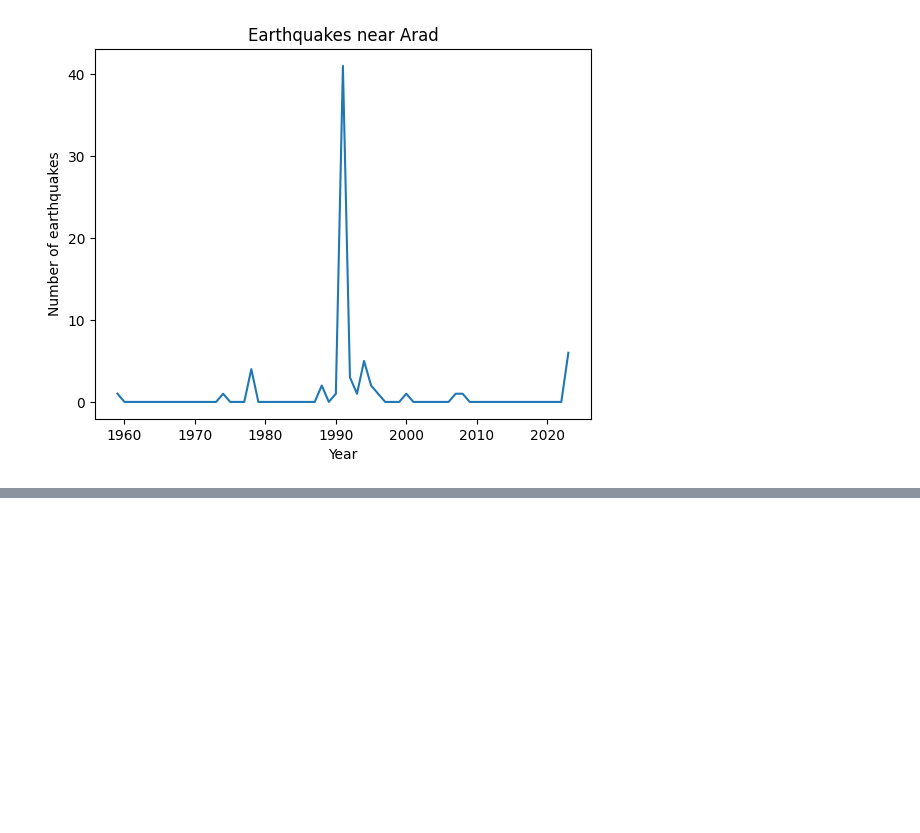
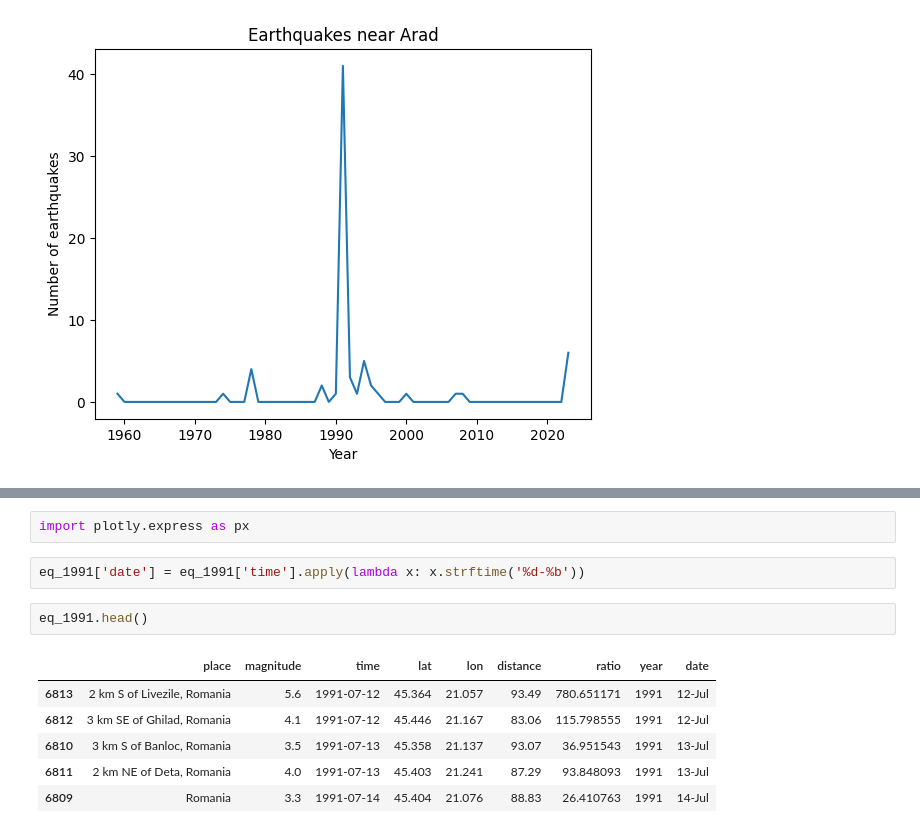
Before and after one commit to mairovitzmario/earthquake, a Jupyter notebook: project.ipynb, the cells around one changed output, grey strips where cells are left out. Saved outputs shown, nothing was run; the diff lists cells and outputs as text; blank space fills up the shorter version.

```diff
--- a/project.ipynb
+++ b/project.ipynb
@@ -253,0 +281,13 @@ df_close[df_close['year']==1991].sort_values('time')
+# %%
+import plotly.express as px
+# %%
+eq_1991['date'] = eq_1991['time'].apply(lambda x: x.strftime('%d-%b'))
+# %%
+eq_1991.head()
+# %% [output]
+|  | place | magnitude | time | lat | lon | distance | ratio | year | date |
+| 6813 | 2 km S of Livezile, Romania | 5.6 | 1991-07-12 | 45.364 | 21.057 | 93.49 | 780.651171 | 1991 | 12-Jul |
+| 6812 | 3 km SE of Ghilad, Romania | 4.1 | 1991-07-12 | 45.446 | 21.167 | 83.06 | 115.798555 | 1991 | 12-Jul |
+| 6810 | 3 km S of Banloc, Romania | 3.5 | 1991-07-13 | 45.358 | 21.137 | 93.07 | 36.951543 | 1991 | 13-Jul |
+| 6811 | 2 km NE of Deta, Romania | 4.0 | 1991-07-13 | 45.403 | 21.241 | 87.29 | 93.848093 | 1991 | 13-Jul |
+| 6809 | Romania | 3.3 | 1991-07-14 | 45.404 | 21.076 | 88.83 | 26.410763 | 1991 | 14-Jul |
```
Also changed, not shown: parts of 9 cells of this notebook.
